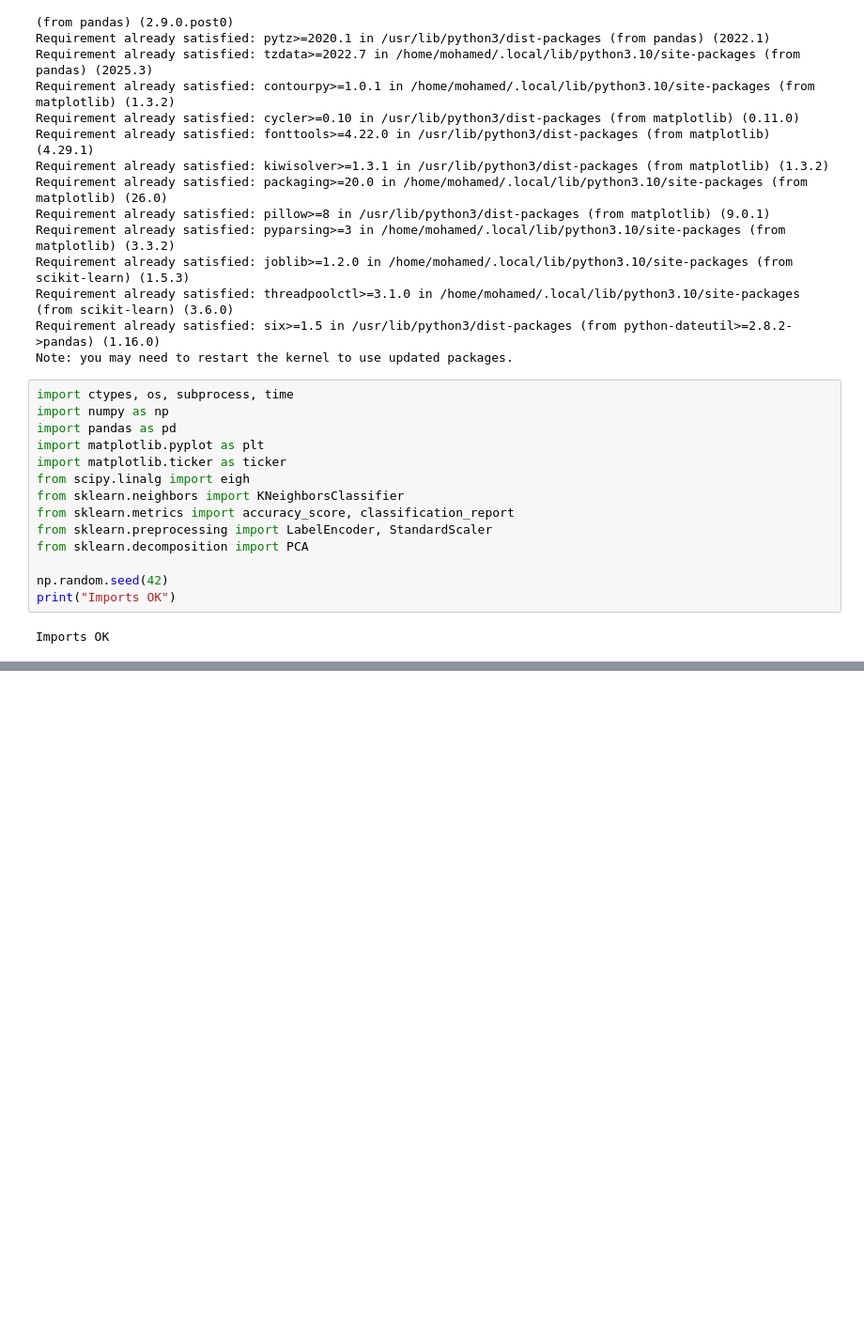
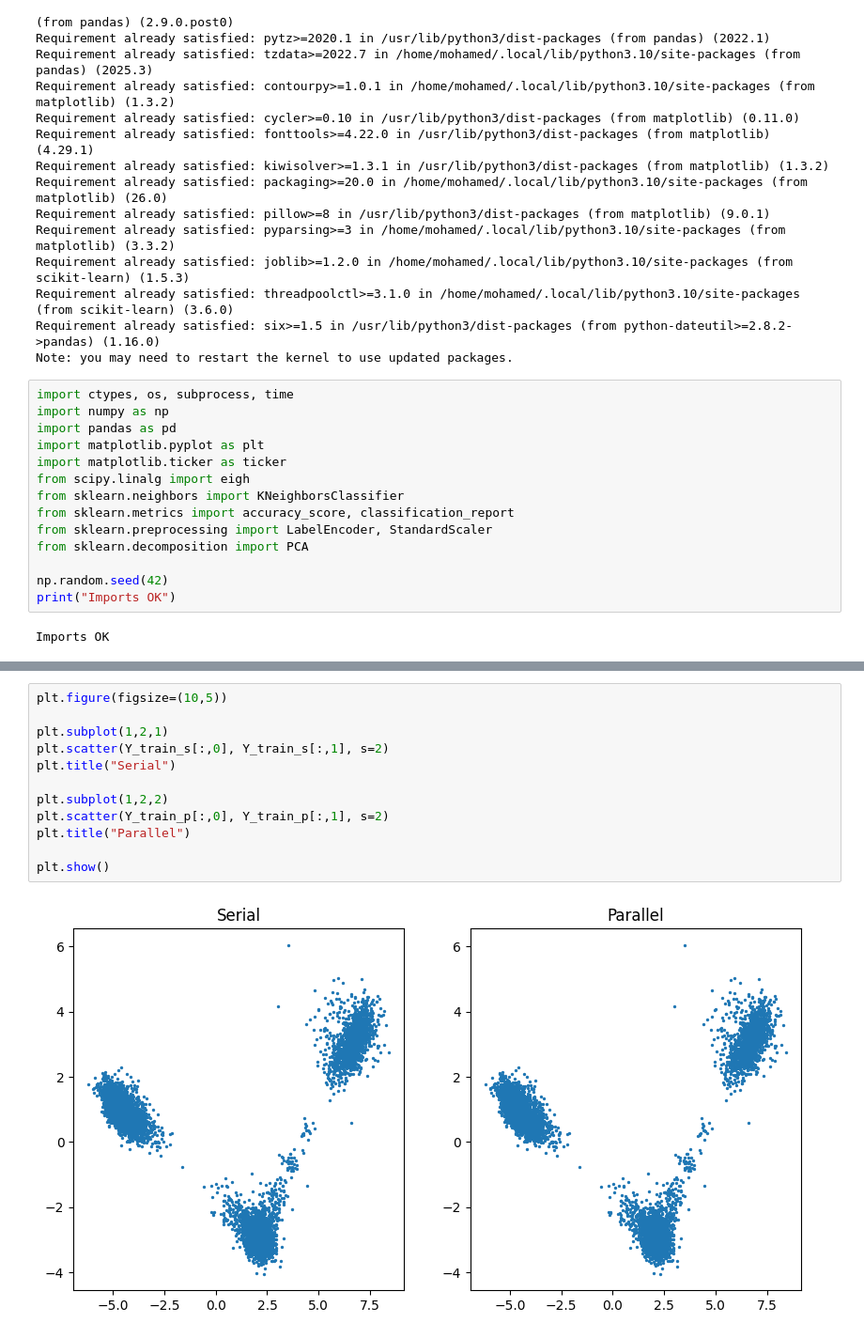
Before and after one commit to alaaeddinezorgani/parallel-lda, a Jupyter notebook: lda_hpc.ipynb, the cells around one changed output, grey strips where cells are left out. Shown at 94% size. Drawn from its saved outputs; the diff is of its cells as text; blank space fills up the shorter version.

```diff
--- a/lda_hpc.ipynb
+++ b/lda_hpc.ipynb
@@ -294,0 +476,14 @@ Difference        : 0.000000
+# %%
+plt.figure(figsize=(10,5))
+
+plt.subplot(1,2,1)
+plt.scatter(Y_train_s[:,0], Y_train_s[:,1], s=2)
+plt.title("Serial")
+
+plt.subplot(1,2,2)
+plt.scatter(Y_train_p[:,0], Y_train_p[:,1], s=2)
+plt.title("Parallel")
+
+plt.show()
+# %% [output]
+[figure, added]
```
Also changed, not shown: parts of 21 cells of this notebook, 4 other files.
